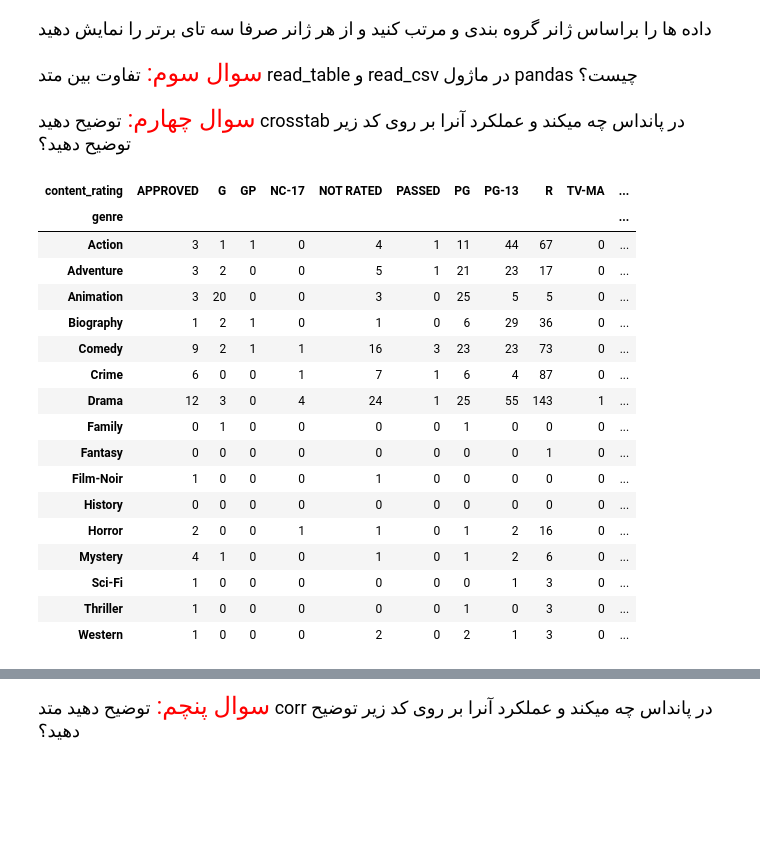
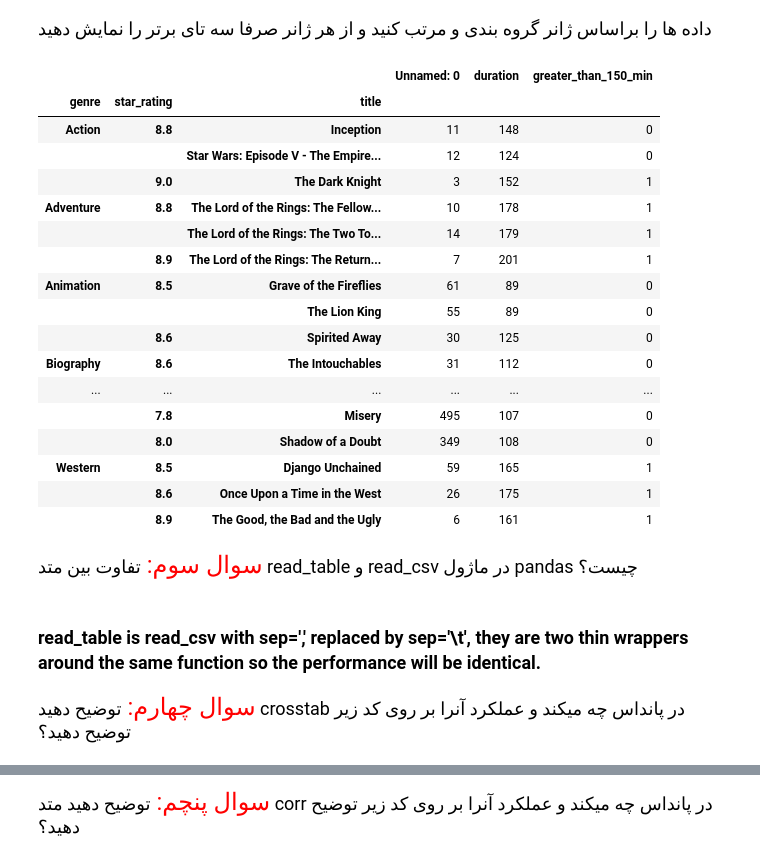
Before and after one commit to MapsaBootCamp/ML3_EXERCISE, a Jupyter notebook: week3_exercise.ipynb, the cells around one changed output, grey strips where cells are left out. Saved outputs shown, nothing was run; the diff lists cells and outputs as text; code cells hidden in the pictures; blank space fills up the shorter version.

```diff
--- a/week3_exercise.ipynb
+++ b/week3_exercise.ipynb
@@ -331,3 +392,29 @@ movie_count_by_actor("christian bale")
+# %%
+movies_by_genre = pd.DataFrame()
+for i in movies.genre.unique():
+    movies_by_genre = pd.concat([movies_by_genre,movies[movies.genre==i].nlargest(3,"star_rating")],axis=0)
+movies_by_genre
+# del movies_by_genre["Unnamed: 0"]
+movies_by_genre.groupby(["genre","star_rating","title"]).sum()
+# %% [output]
+|  |  |  | Unnamed: 0 | duration | greater_than_150_min |
+| genre | star_rating | title |  |  |  |
+| Action | 8.8 | Inception | 11 | 148 | 0 |
+|  |  | Star Wars: Episode V - The Empire... | 12 | 124 | 0 |
+|  | 9.0 | The Dark Knight | 3 | 152 | 1 |
+| Adventure | 8.8 | The Lord of the Rings: The Fellow... | 10 | 178 | 1 |
+|  |  | The Lord of the Rings: The Two To... | 14 | 179 | 1 |
+|  | 8.9 | The Lord of the Rings: The Return... | 7 | 201 | 1 |
+| Animation | 8.5 | Grave of the Fireflies | 61 | 89 | 0 |
+|  |  | The Lion King | 55 | 89 | 0 |
+|  | 8.6 | Spirited Away | 30 | 125 | 0 |
+| Biography | 8.6 | The Intouchables | 31 | 112 | 0 |
+| ... | ... | ... | ... | ... | ... |
+|  | 7.8 | Misery | 495 | 107 | 0 |
+|  | 8.0 | Shadow of a Doubt | 349 | 108 | 0 |
+| Western | 8.5 | Django Unchained | 59 | 165 | 1 |
+|  | 8.6 | Once Upon a Time in the West | 26 | 175 | 1 |
+|  | 8.9 | The Good, the Bad and the Ugly | 6 | 161 | 1 |
 # %% [markdown]
 <div dir = "rtl" style="direction:rtl;line-height:300%;">
 	<font face="XB Zar" size=4>
@@ -343,3 +428,6 @@ movie_count_by_actor("christian bale")
+# %% [markdown]
+
+### read_table is read_csv with sep=',' replaced by sep='\t', they are two thin wrappers around the same function so the performance will be identical.
 # %% [markdown]
 <div dir = "rtl" style="direction:rtl;line-height:300%;">
 	<font face="XB Zar" size=4>
@@ -350,24 +438,3 @@ movie_count_by_actor("christian bale")
         <br/>
     </font>
 </div>
-# %%
-pd.crosstab(movies.genre, movies.content_rating)
-# %% [output]
-| content_rating | APPROVED | G | GP | NC-17 | NOT RATED | PASSED | PG | PG-13 | R | TV-MA | ... |
-| genre |  |  |  |  |  |  |  |  |  |  | ... |
-| Action | 3 | 1 | 1 | 0 | 4 | 1 | 11 | 44 | 67 | 0 | ... |
-| Adventure | 3 | 2 | 0 | 0 | 5 | 1 | 21 | 23 | 17 | 0 | ... |
-| Animation | 3 | 20 | 0 | 0 | 3 | 0 | 25 | 5 | 5 | 0 | ... |
-| Biography | 1 | 2 | 1 | 0 | 1 | 0 | 6 | 29 | 36 | 0 | ... |
-| Comedy | 9 | 2 | 1 | 1 | 16 | 3 | 23 | 23 | 73 | 0 | ... |
-| Crime | 6 | 0 | 0 | 1 | 7 | 1 | 6 | 4 | 87 | 0 | ... |
-| Drama | 12 | 3 | 0 | 4 | 24 | 1 | 25 | 55 | 143 | 1 | ... |
-| Family | 0 | 1 | 0 | 0 | 0 | 0 | 1 | 0 | 0 | 0 | ... |
-| Fantasy | 0 | 0 | 0 | 0 | 0 | 0 | 0 | 0 | 1 | 0 | ... |
-| Film-Noir | 1 | 0 | 0 | 0 | 1 | 0 | 0 | 0 | 0 | 0 | ... |
-| History | 0 | 0 | 0 | 0 | 0 | 0 | 0 | 0 | 0 | 0 | ... |
-| Horror | 2 | 0 | 0 | 1 | 1 | 0 | 1 | 2 | 16 | 0 | ... |
-| Mystery | 4 | 1 | 0 | 0 | 1 | 0 | 1 | 2 | 6 | 0 | ... |
-| Sci-Fi | 1 | 0 | 0 | 0 | 0 | 0 | 0 | 1 | 3 | 0 | ... |
-| Thriller | 1 | 0 | 0 | 0 | 0 | 0 | 1 | 0 | 3 | 0 | ... |
-| Western | 1 | 0 | 0 | 0 | 2 | 0 | 2 | 1 | 3 | 0 | ... |
```
Also changed, not shown: parts of 32 cells of this notebook, 2 other files.
